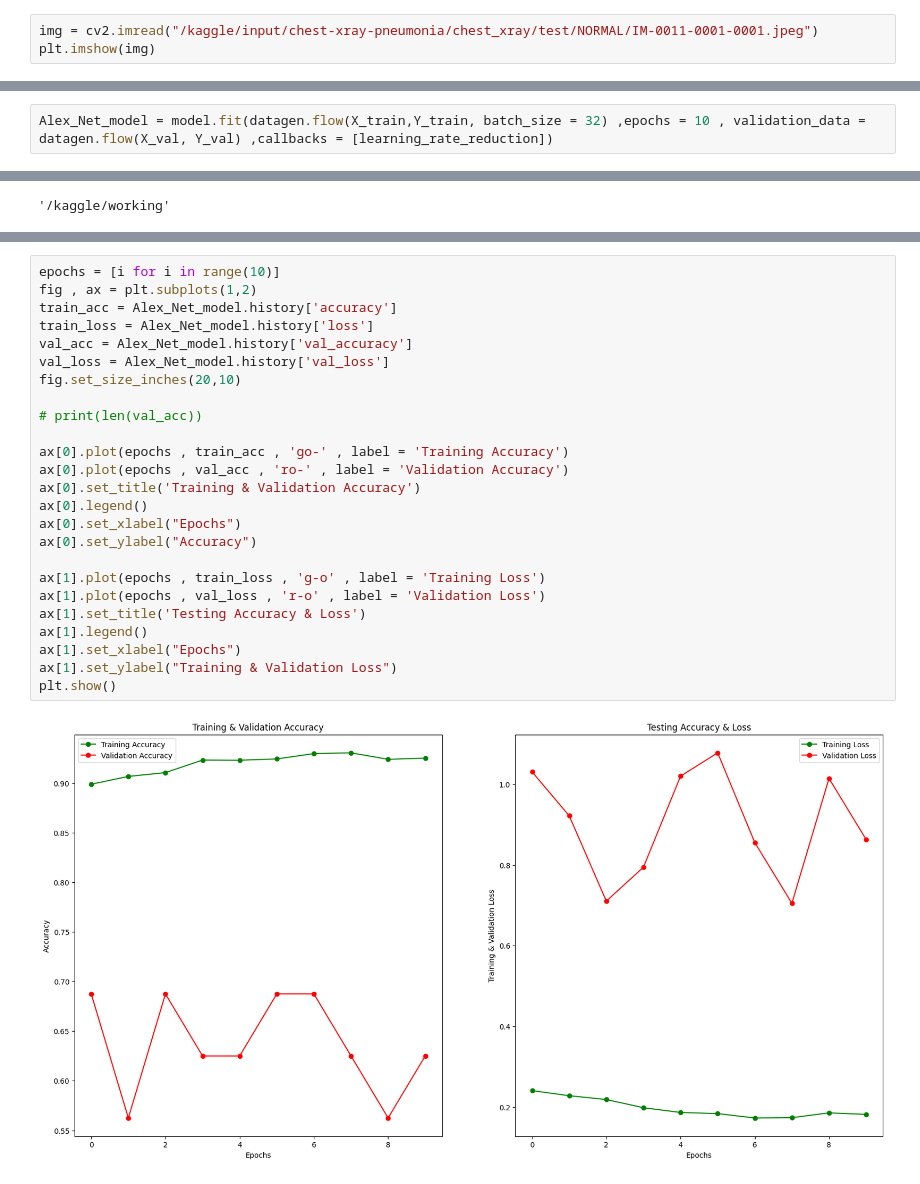
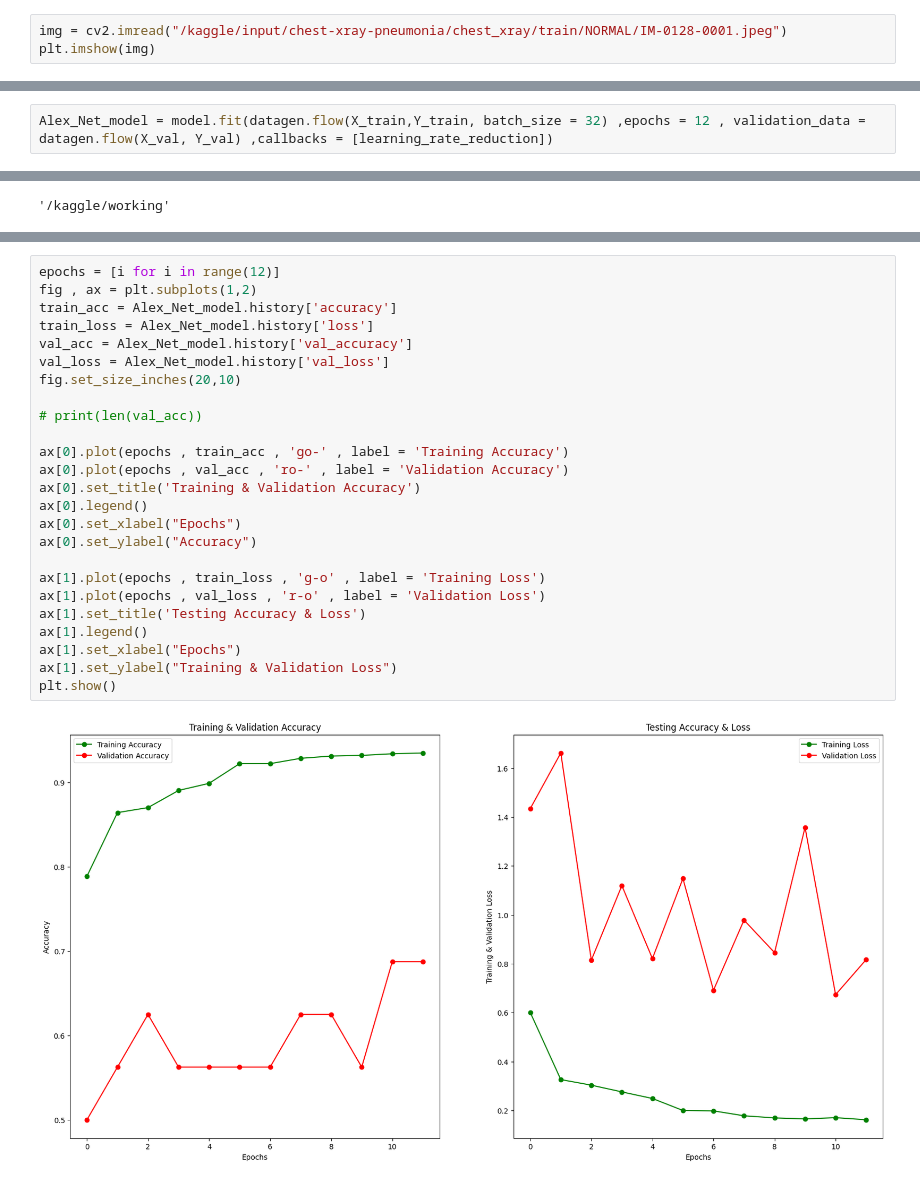
Before and after one commit to sanjoggaihre/Pneumonia_detection_using_CNN, a Jupyter notebook: pneumonia-prediction.ipynb, the cells around one changed output, grey strips where cells are left out. Saved outputs shown, nothing was run; the diff lists cells and outputs as text.

```diff
--- a/pneumonia-prediction.ipynb
+++ b/pneumonia-prediction.ipynb
@@ -4,7 +4,7 @@ import os
 import numpy as np
 import matplotlib.pyplot as plt
 # %%
-img = cv2.imread("/kaggle/input/chest-xray-pneumonia/chest_xray/test/NORMAL/IM-0011-0001-0001.jpeg")
+img = cv2.imread("/kaggle/input/chest-xray-pneumonia/chest_xray/train/NORMAL/IM-0128-0001.jpeg")
 plt.imshow(img)
 # %% [output]
 <matplotlib.image.AxesImage at 0x...>
@@ -238,5 +238,5 @@ Model: "sequential"
 # %%
 learning_rate_reduction = ReduceLROnPlateau(monitor='val_accuracy', patience = 2, verbose=1,factor=0.3, min_lr=0.000001)
 # %%
-Alex_Net_model = model.fit(datagen.flow(X_train,Y_train, batch_size = 32) ,epochs = 10 , validation_data = datagen.flow(X_val, Y_val) ,callbacks = [learning_rate_reduction])
+Alex_Net_model = model.fit(datagen.flow(X_train,Y_train, batch_size = 32) ,epochs = 12 , validation_data = datagen.flow(X_val, Y_val) ,callbacks = [learning_rate_reduction])
 # %% [output]
@@ -295,27 +300,27 @@ sns.heatmap(conf_matrix,cmap= "Blues", linecolor = 'black' , linewidth = 1 , ann
 # %%
-epochs = [i for i in range(10)]
+epochs = [i for i in range(12)]
 fig , ax = plt.subplots(1,2)
 train_acc = Alex_Net_model.history['accuracy']
 train_loss = Alex_Net_model.history['loss']
 val_acc = Alex_Net_model.history['val_accuracy']
 val_loss = Alex_Net_model.history['val_loss']
 fig.set_size_inches(20,10)
 
 # print(len(val_acc))
 
 ax[0].plot(epochs , train_acc , 'go-' , label = 'Training Accuracy')
 ax[0].plot(epochs , val_acc , 'ro-' , label = 'Validation Accuracy')
 ax[0].set_title('Training & Validation Accuracy')
 ax[0].legend()
 ax[0].set_xlabel("Epochs")
 ax[0].set_ylabel("Accuracy")
 
 ax[1].plot(epochs , train_loss , 'g-o' , label = 'Training Loss')
 ax[1].plot(epochs , val_loss , 'r-o' , label = 'Validation Loss')
 ax[1].set_title('Testing Accuracy & Loss')
 ax[1].legend()
 ax[1].set_xlabel("Epochs")
 ax[1].set_ylabel("Training & Validation Loss")
 plt.show()
 # %% [output]
-[figure, old version]
+[figure, new version]
```
Also changed, not shown: parts of 23 cells of this notebook.
